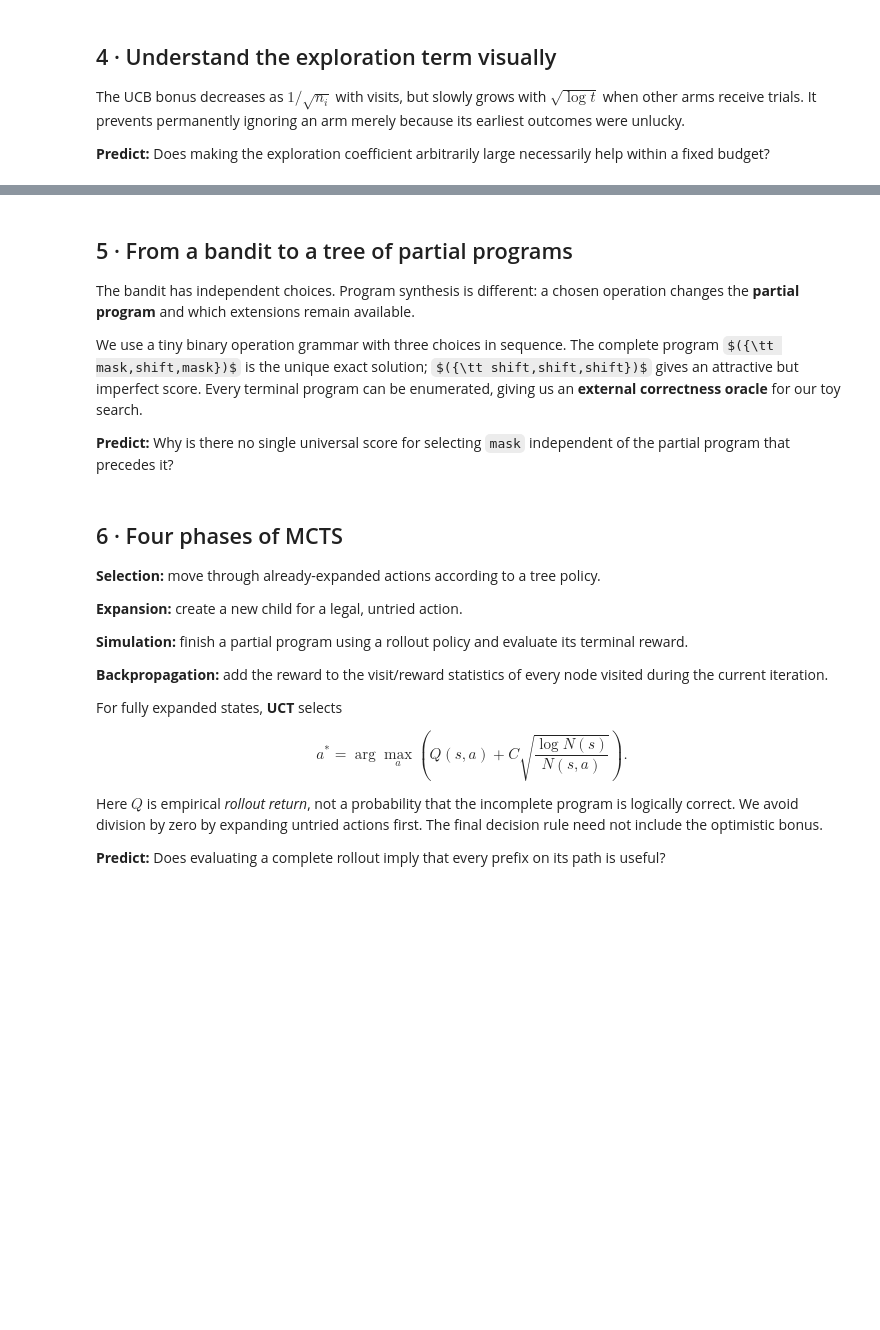
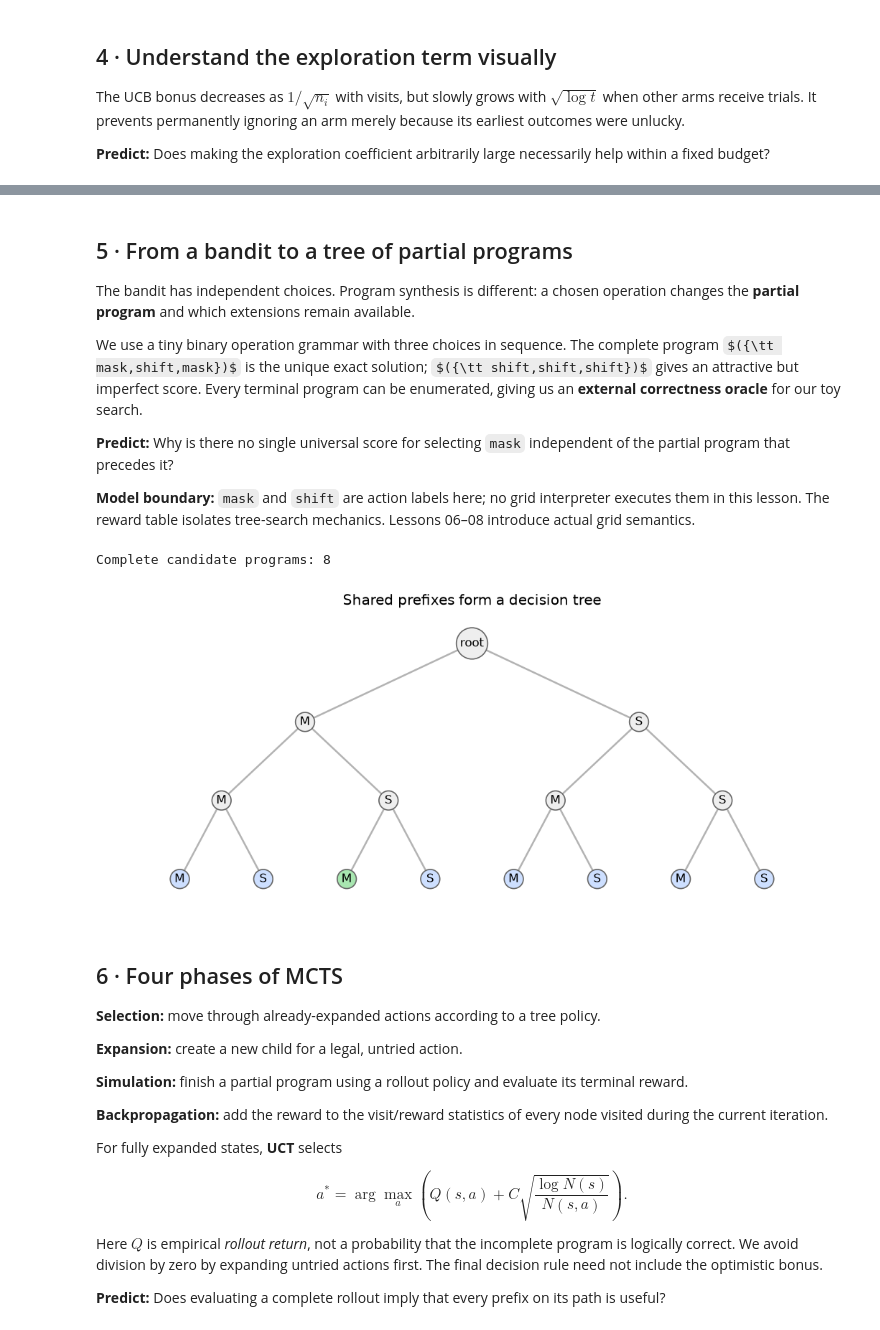
Before and after one commit to Logan-Kelsch/ML_sandbox, a Jupyter notebook: learn/vector_01/04_search_and_decisions.ipynb, the cells around one changed output, grey strips where cells are left out. Saved outputs shown, nothing was run; the diff lists cells and outputs as text; code cells hidden in the pictures; some formulas as TeX source; blank space fills up the shorter version.

Commit message:
Refine and execute lessons 04–08 with clearer evaluation and build plan

```diff
--- a/learn/vector_01/04_search_and_decisions.ipynb
+++ b/learn/vector_01/04_search_and_decisions.ipynb
@@ -117,6 +130,8 @@ The bandit has independent choices. Program synthesis is different: a chosen ope
 We use a tiny binary operation grammar with three choices in sequence. The complete program $({\tt mask,shift,mask})$ is the unique exact solution; $({\tt shift,shift,shift})$ gives an attractive but imperfect score. Every terminal program can be enumerated, giving us an **external correctness oracle** for our toy search.
 
 **Predict:** Why is there no single universal score for selecting `mask` independent of the partial program that precedes it?
+
+**Model boundary:** `mask` and `shift` are action labels here; no grid interpreter executes them in this lesson. The reward table isolates tree-search mechanics. Lessons 06–08 introduce actual grid semantics.
 # %%
 ACTIONS=('mask','shift')
 DEPTH=3
@@ -124,34 +139,37 @@ TARGET=('mask','shift','mask')
 LEAVES=list(product(ACTIONS,repeat=DEPTH))
 def terminal_score(path,kind='shaped'):
     path=tuple(path)
     assert len(path)==DEPTH
     if kind=='exact':return float(path==TARGET)
     if kind=='shaped':
         return 1. if path==TARGET else (.35 if path==('shift','shift','shift') else 0.)
     if kind=='prefix':
         match=0
         for a,b in zip(path,TARGET):
             if a!=b:break
             match+=1
         return 1. if match==DEPTH else .12*match/DEPTH
     raise ValueError(kind)
 assert len(LEAVES)==2**DEPTH
 assert max(LEAVES,key=terminal_score)==TARGET
 positions={}
 for d in range(DEPTH+1):
     prefixes=sorted(set(leaf[:d] for leaf in LEAVES))
     for j,p in enumerate(prefixes):positions[p]=((j+.5)/len(prefixes),-d)
 fig,ax=plt.subplots(figsize=(11,4.5))
 for p,(x,y) in positions.items():
     if p:
         px,py=positions[p[:-1]]
         ax.plot([px,x],[py,y],color='0.7')
     color='#a8e6b0' if p==TARGET else ('#cddfff' if len(p)==DEPTH else '#eeeeee')
     ax.text(x,y,p[-1][0].upper() if p else 'root',ha='center',va='center',
             bbox=dict(boxstyle='circle',fc=color,ec='0.4'))
-ax.set(xlim=(-.05,1.05),ylim=(-3.4,.4),title='Shared prefixes form an executable decision tree')
+ax.set(xlim=(-.05,1.05),ylim=(-3.4,.4),title='Shared prefixes form a decision tree')
 ax.axis('off');plt.show()
 print('Complete candidate programs:',len(LEAVES))
+# %% [output]
+Complete candidate programs: 8
+[figure, added]
 # %% [markdown]
 ## 6 · Four phases of MCTS
 
```
Also changed, not shown: parts of 13 cells of this notebook, 6 other files.
